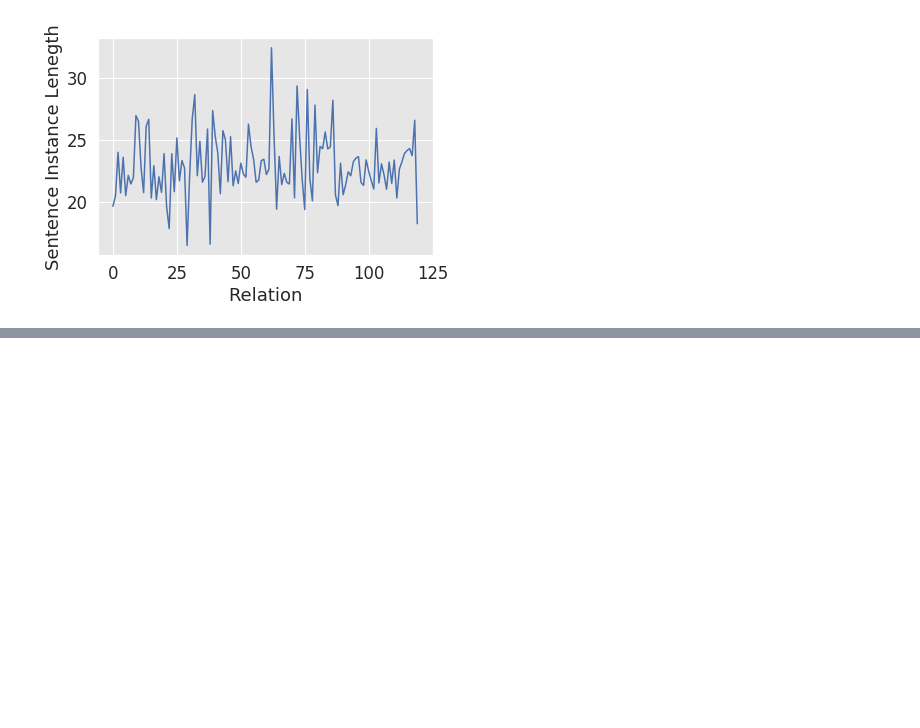
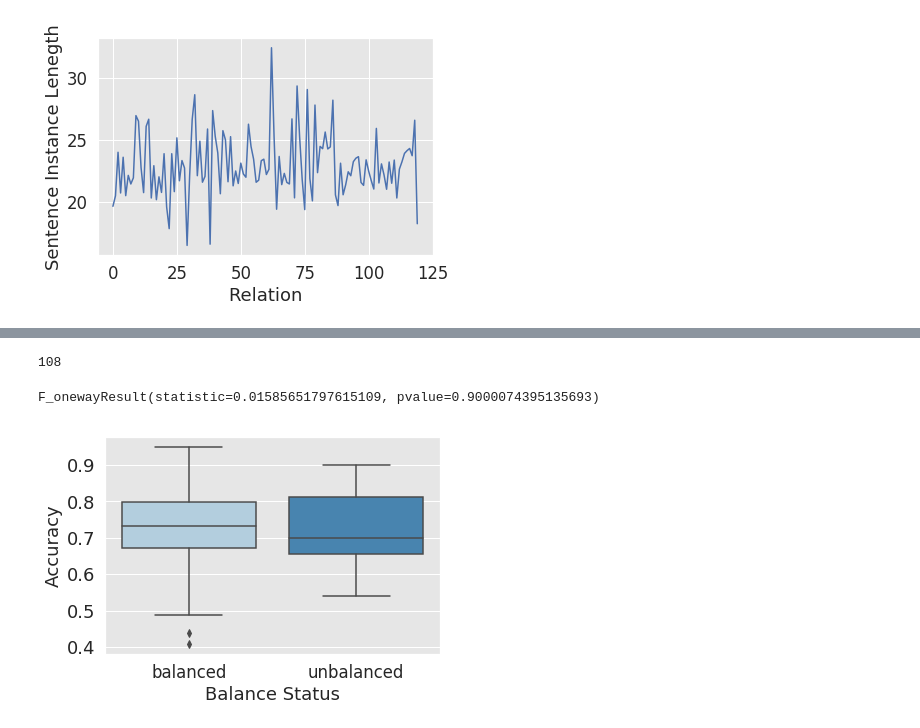
Before and after one commit to tonghaining/zero_shot_relation_extraction, a Jupyter notebook: data_process/result_plot/Predict_Analysis.ipynb, the cells around one changed output, grey strips where cells are left out. Drawn from its saved outputs; the diff is of its cells as text; code cells hidden in the pictures; blank space fills up the shorter version.

```diff
--- a/data_process/result_plot/Predict_Analysis.ipynb
+++ b/data_process/result_plot/Predict_Analysis.ipynb
@@ -709,0 +688,31 @@ plt.show()
+# %%
+balanced = []
+unbalanced = []
+
+for r in offset_dict:
+  if offset_dict[r] < 0.03:
+    balanced.append(r)
+  else:
+    unbalanced.append(r)
+# %%
+balanced_acc = [total_dict_mean[r] for r in balanced]
+unbalanced_acc = [total_dict_mean[r] for r in unbalanced]
+# %%
+len(balanced_acc)
+# %% [output]
+108
+# %%
+stats.f_oneway(balanced_acc, unbalanced_acc)
+# %% [output]
+F_onewayResult(statistic=0.01585651797615109, pvalue=0.9000074395135693)
+# %%
+value = balanced_acc + unbalanced_acc
+ind = ['balanced'] * len(balanced_acc) + ['unbalanced'] * len(unbalanced_acc)
+# %%
+bal_df = pd.DataFrame()
+bal_df['Accuracy'] = value
+bal_df['Balance Status'] = ind
+# %%
+ax = sns.boxplot(x="Balance Status", y="Accuracy", data=bal_df, palette="Blues")
+# %% [output]
+[figure, added]
```
Also changed, not shown: parts of 3 cells of this notebook.
